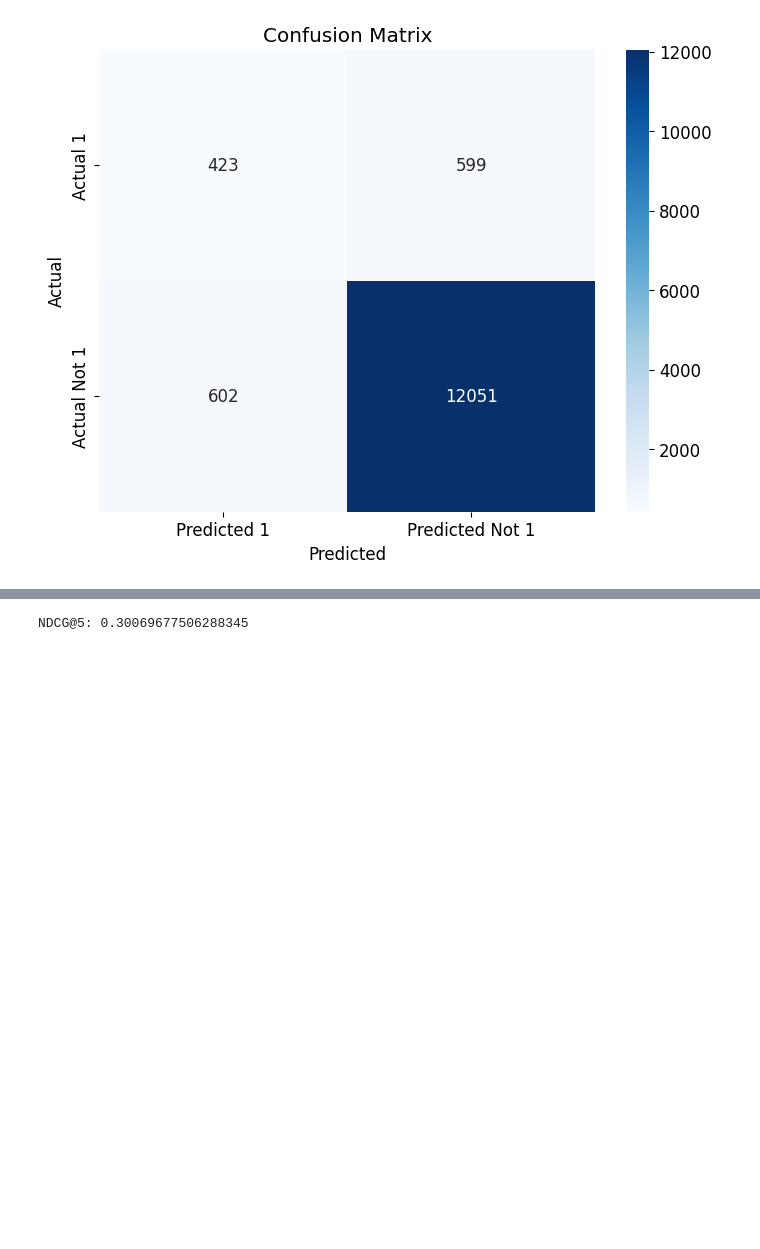
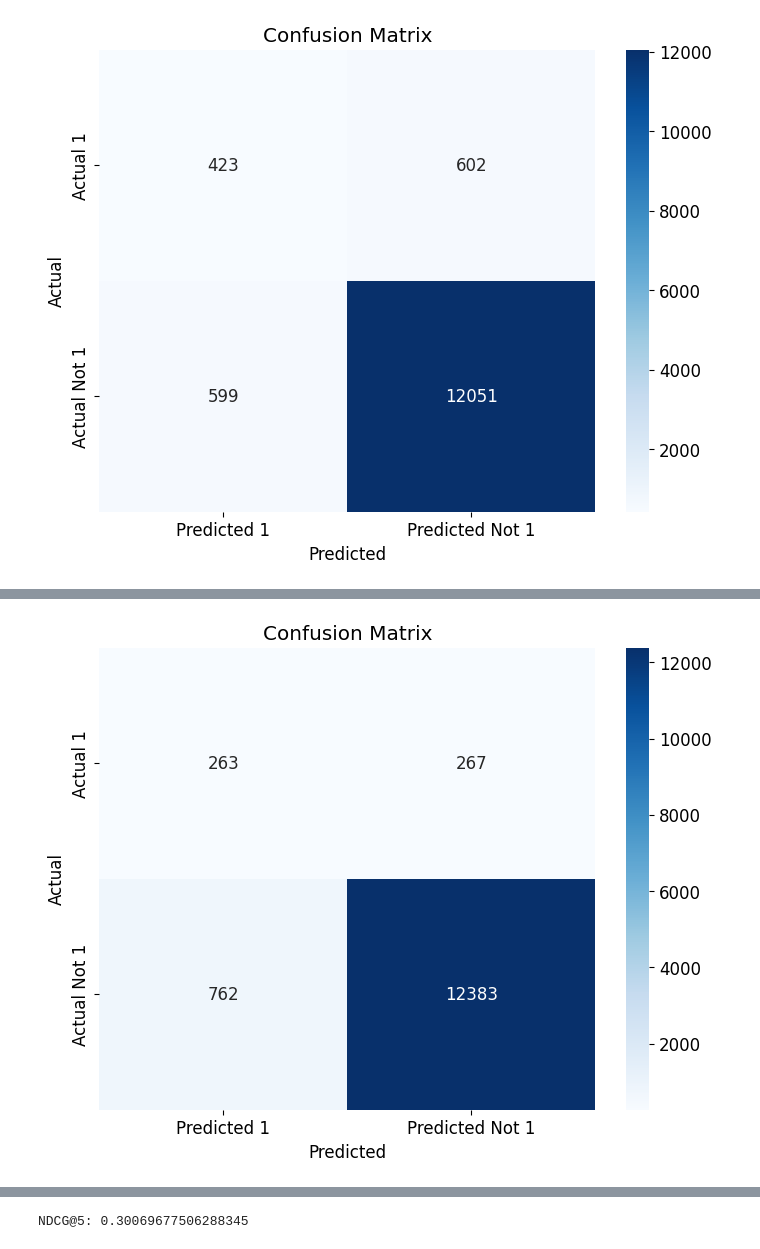
Before and after one commit to ihpolyphe/horse_inference, a Jupyter notebook: scripts/train_as_horse_with_update_info.ipynb, the cells around one changed output, grey strips where cells are left out. Cells and saved outputs as stored; diff of their text form; code cells hidden in the pictures; blank space fills up the shorter version.

```diff
--- a/scripts/train_as_horse_with_update_info.ipynb
+++ b/scripts/train_as_horse_with_update_info.ipynb
@@ -1620,8 +1619,8 @@ def rank_evaluation(modelname='予測順位(lambdarank)'):
     print(f'F1 Score: {f1:.4f}')
 
     # Confusion Matrixの作成
-    confusion_matrix = np.array([[true_positive, false_positive],
-                                [false_negative, true_negative]])
+    confusion_matrix = np.array([[true_positive, false_negative],
+                                [false_positive, true_negative]])
 
     # Confusion Matrixの可視化
     plt.figure(figsize=(8, 6))
@@ -1772,0 +1735,88 @@ F1 Score: 0.3510
+# %%
+# 各モデルの1位予測で1位でない数を確認
+false_positive_lambdarank = df_prediction_test_ranking[
+    (df_prediction_test_ranking['予測順位(lambdarank)'] == 1) &
+    (df_prediction_test_ranking['着順'] != 1)
+].shape[0]
+
+false_positive_ranknet = df_prediction_test_ranking[
+    (df_prediction_test_ranking['予測順位(RankNet)'] == 1) &
+    (df_prediction_test_ranking['着順'] != 1)
+].shape[0]
+
+false_positive_pairwise = df_prediction_test_ranking[
+    (df_prediction_test_ranking['予測順位(Pairwise)'] == 1) &
+    (df_prediction_test_ranking['着順'] != 1)
+].shape[0]
+
+print(f'False Positive (lambdarank): {false_positive_lambdarank}')
+print(f'False Positive (RankNet): {false_positive_ranknet}')
+print(f'False Positive (Pairwise): {false_positive_pairwise}')
+
+# 3つのモデルがすべて1位と予測しているにもかかわらず、実際には1位でない数を確認
+false_positive_ensemble = df_prediction_test_ranking[
+    (df_prediction_test_ranking['予測順位(lambdarank)'] == 1) &
+    (df_prediction_test_ranking['予測順位(RankNet)'] == 1) &
+    (df_prediction_test_ranking['予測順位(Pairwise)'] == 1) &
+    (df_prediction_test_ranking['着順'] != 1)
+].shape[0]
+
+print(f'False Positive (Ensemble): {false_positive_ensemble}')
+
+
+# 実際の予測方法に合わせて1位を予測した際のコンフュージョンマトリックスを作成
+# 三つのモデルが1位と予測したときだけ1位とする推論でconfusion matrixを作成
+df_prediction_test_ranking['ensemble_prediction_from_order'] = (
+    (df_prediction_test_ranking['予測順位(lambdarank)'] == 1) &
+    (df_prediction_test_ranking['予測順位(RankNet)'] == 1) &
+    (df_prediction_test_ranking['予測順位(Pairwise)'] == 1)
+).astype(int)
+
+# df_prediction_test_ranking['ensemble_prediction_from_order']のfalse positiveを確認
+false_positive_ensemble_from_order = df_prediction_test_ranking[
+    (df_prediction_test_ranking['ensemble_prediction_from_order'] == 1) &
+    (df_prediction_test_ranking['着順'] != 1)
+].shape[0]
+print(f'False Positive (Ensemble from order): {false_positive_ensemble_from_order}')
+
+# すべてのモデルにおいて1着かつスコアが0以上のものをフィルタリング
+df_prediction_test_ranking['ensemble_prediction_from_score_order'] = (
+    (df_prediction_test_ranking['予測順位(lambdarank)'] == 1) & (df_prediction_test_ranking['予測スコア(lambdarank)'] > 0) &
+    (df_prediction_test_ranking['予測順位(RankNet)'] == 1) & (df_prediction_test_ranking['予測スコア(RankNet)'] > 0) &
+    (df_prediction_test_ranking['予測順位(Pairwise)'] == 1) & (df_prediction_test_ranking['予測スコア(Pairwise)'] > 0)
+).astype(int)
+
+# 1つのモデルのスコアがマイナスでも他のモデルのスコアが0以上で1着のものをフィルタリング
+df_prediction_test_ranking['ensemble_prediction_from_rank_negative_score'] = (
+        ((df_prediction_test_ranking['予測順位(lambdarank)'] == 1) & (df_prediction_test_ranking['予測スコア(lambdarank)'] > 0) &
+        (df_prediction_test_ranking['予測順位(Pairwise)'] == 1) & (df_prediction_test_ranking['予測スコア(Pairwise)'] > 0) &
+        (df_prediction_test_ranking['予測順位(RankNet)'] == 1) & (df_prediction_test_ranking['予測スコア(RankNet)'] <= 0)) |
+        ((df_prediction_test_ranking['予測順位(lambdarank)'] == 1) & (df_prediction_test_ranking['予測スコア(lambdarank)'] > 0) &
+        (df_prediction_test_ranking['予測順位(Pairwise)'] == 1) & (df_prediction_test_ranking['予測スコア(Pairwise)'] <= 0) &
+        (df_prediction_test_ranking['予測順位(RankNet)'] == 1) & (df_prediction_test_ranking['予測スコア(RankNet)'] > 0)) |
+        ((df_prediction_test_ranking['予測順位(lambdarank)'] == 1) & (df_prediction_test_ranking['予測スコア(lambdarank)'] <= 0) &
+        (df_prediction_test_ranking['予測順位(Pairwise)'] == 1) & (df_prediction_test_ranking['予測スコア(Pairwise)'] > 0) &
+        (df_prediction_test_ranking['予測順位(RankNet)'] == 1) & (df_prediction_test_ranking['予測スコア(RankNet)'] > 0))
+).astype(int)
+# スコアがすべて正のとき1つのモデルの順位が1でない場合をフィルタリング
+df_prediction_test_ranking['ensemble_prediction_from_score_positive_rank_not_1'] = (
+    ((df_prediction_test_ranking['予測順位(lambdarank)'] != 1) & (df_prediction_test_ranking['予測スコア(lambdarank)'] > 0) &
+    (df_prediction_test_ranking['予測順位(Pairwise)'] == 1) & (df_prediction_test_ranking['予測スコア(Pairwise)'] > 0) &
+    (df_prediction_test_ranking['予測順位(RankNet)'] == 1) & (df_prediction_test_ranking['予測スコア(RankNet)'] > 0)) |
+    ((df_prediction_test_ranking['予測順位(lambdarank)'] == 1) & (df_prediction_test_ranking['予測スコア(lambdarank)'] > 0) &
+    (df_prediction_test_ranking['予測順位(Pairwise)'] != 1) & (df_prediction_test_ranking['予測スコア(Pairwise)'] > 0) &
+    (df_prediction_test_ranking['予測順位(RankNet)'] == 1) & (df_prediction_test_ranking['予測スコア(RankNet)'] > 0)) |
+    ((df_prediction_test_ranking['予測順位(lambdarank)'] == 1) & (df_prediction_test_ranking['予測スコア(lambdarank)'] > 0) &
+    (df_prediction_test_ranking['予測順位(Pairwise)'] == 1) & (df_prediction_test_ranking['予測スコア(Pairwise)'] > 0) &
+    (df_prediction_test_ranking['予測順位(RankNet)'] != 1) & (df_prediction_test_ranking['予測スコア(RankNet)'] > 0))
+).astype(int)
+
+print("3つのモデルが1位と予測したときだけ1位とする推論の評価")
+rank_evaluation('ensemble_prediction_from_order')
+print("すべてのモデルでスコアが0以上で1位と予測したときだけ1位とする推論の評価")
+rank_evaluation('ensemble_prediction_from_score_order')
+print("1つのモデルのスコアがマイナスでも他のモデルのスコアが0以上で1位と予測したときだけ1位とする推論の評価")
+rank_evaluation('ensemble_prediction_from_rank_negative_score')
+print("スコアがすべて正のとき1つのモデルの順位が1でない場合をフィルタリング")
+rank_evaluation('ensemble_prediction_from_score_positive_rank_not_1')
+# %% [output]
@@ -1772,0 +1836 @@ F1 Score: 0.3510
+[figure, added]
```
Also changed, not shown: parts of 10 cells of this notebook, 1 other file.
